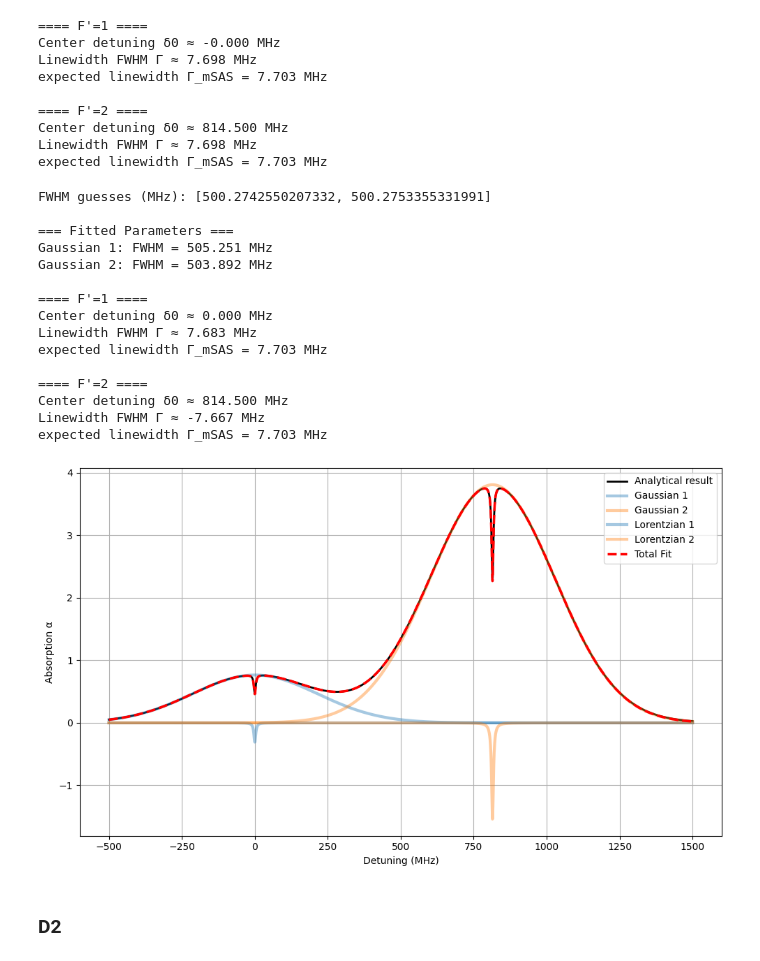
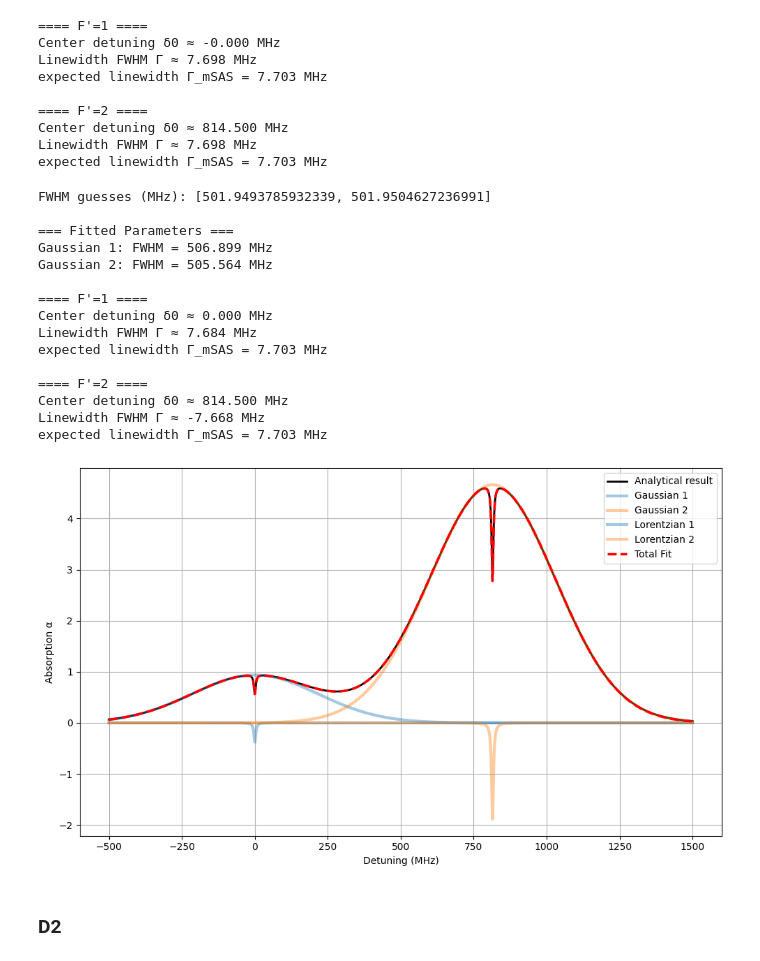
Before and after one commit to JonathanSugijanto/Bi-SAS-for-Optical-Clock, a Jupyter notebook: analytic.ipynb, the cells around one changed output. Saved outputs shown, nothing was run; the diff lists cells and outputs as text; code cells hidden in the pictures.

```diff
--- a/analytic.ipynb
+++ b/analytic.ipynb
@@ -128,7 +132,7 @@ m_Rb87 = 86.909180527 * amu
 
 
 # Rb vapor number density (low-pressure) (assumed)
-T = 273.15 + 25 # K
+T = 273.15 + 27 # K
 if(T < 273.15 + 39.31): # is solid
     log10_P_Torr = -94.04826 -1961.258 / T - 0.03771687 * T + 42.57526 * np.log10(T)
 else:
@@ -418,8 +422,8 @@ lorentz_centers = [(transitions[0]['f0']-zero_f) * 1e-6, (transitions[1]['f0']-z
 n = len(lorentz_centers)
 
 guess_lorentzians = []
-for c in lorentz_centers:
-    guess_lorentzians += [-0.4, c, 30]   # [A, x0, gamma]
+for i in lorentz_centers:
+    guess_lorentzians += [-0.4, i, 30]   # [A, x0, gamma]
 
 p0 = []
 for g in guess_gaussians:
@@ -471,39 +475,39 @@ for j in range(n):
 
 print("\n=== Fitted Parameters ===")
 for i in range(2):
     print(f"Gaussian {i+1}: FWHM = {fwhm_gaussians[i]:.3f} MHz")
 for j in range(n):
     print(f"\n==== {transitions[j]['label']} ====")
     print(f"Center detuning δ0 ≈ {popt[6+3*j+1]:.3f} MHz")
     print(f"Linewidth FWHM Γ ≈ {popt[6+3*j+2]:.3f} MHz")
     print(f"expected linewidth Γ_mSAS = {Gamma_mSAS/1e6:.3f} MHz")
 
 # Total fitted model
 plt.plot(delta_MHz, fit_curve, 'r--', lw=2.5, label='Total Fit')
 
 plt.xlabel("Detuning (MHz)")
 plt.ylabel("Absorption α")
 plt.legend()
 plt.grid(True)
 plt.tight_layout()
 plt.show()
 # %% [output]
-FWHM guesses (MHz): [500.2742550207332, 500.2753355331991]
+FWHM guesses (MHz): [501.9493785932339, 501.9504627236991]
 
 === Fitted Parameters ===
-Gaussian 1: FWHM = 505.251 MHz
-Gaussian 2: FWHM = 503.892 MHz
+Gaussian 1: FWHM = 506.899 MHz
+Gaussian 2: FWHM = 505.564 MHz
 
 ==== F'=1 ====
 Center detuning δ0 ≈ 0.000 MHz
-Linewidth FWHM Γ ≈ 7.683 MHz
+Linewidth FWHM Γ ≈ 7.684 MHz
 expected linewidth Γ_mSAS = 7.703 MHz
 
 ==== F'=2 ====
 Center detuning δ0 ≈ 814.500 MHz
-Linewidth FWHM Γ ≈ -7.667 MHz
+Linewidth FWHM Γ ≈ -7.668 MHz
 expected linewidth Γ_mSAS = 7.703 MHz
-[figure, old version]
+[figure, new version]
 # %% [markdown]
 ### D2
 # %%
```
Also changed, not shown: parts of 19 cells of this notebook, 4 other files.
